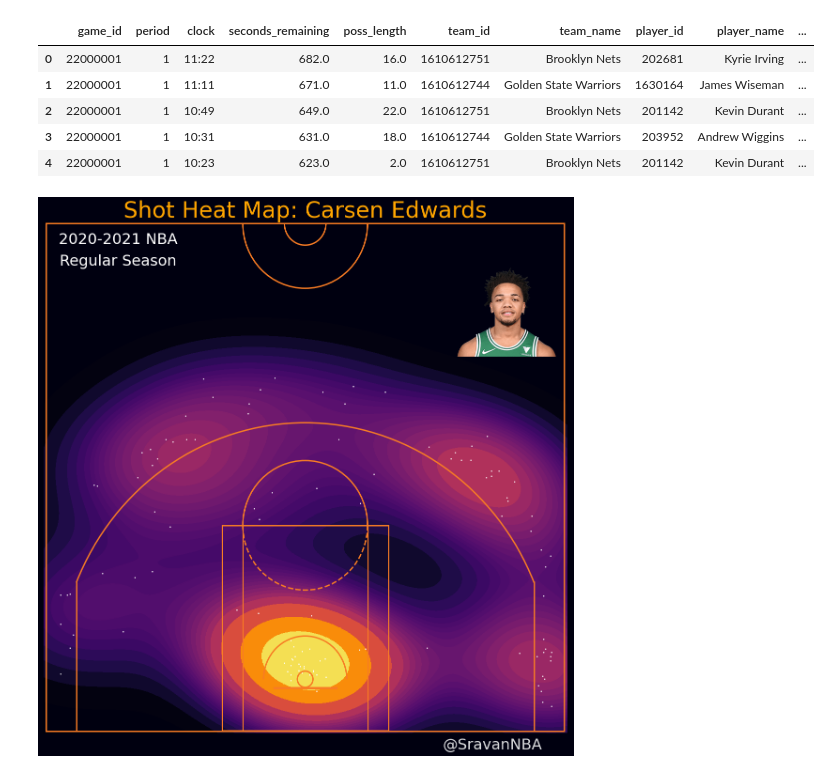
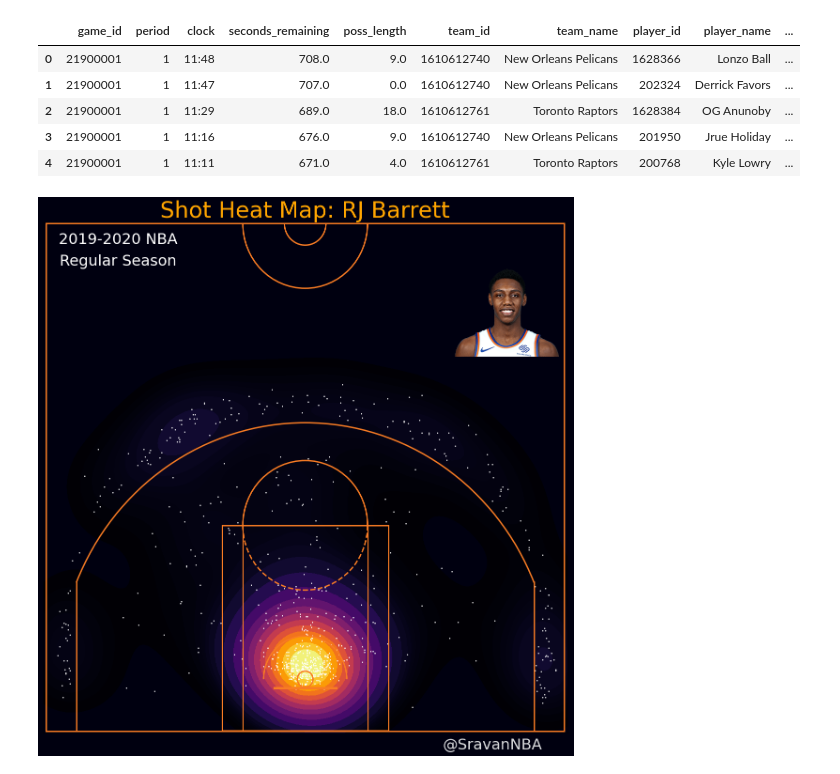
Before and after one commit to sravanpannala/NBA, a Jupyter notebook: Shot_Charts/plot_loc_data_PBP.ipynb, the cells around one changed output. Saved outputs shown, nothing was run; the diff lists cells and outputs as text; code cells hidden in the pictures.

```diff
--- a/Shot_Charts/plot_loc_data_PBP.ipynb
+++ b/Shot_Charts/plot_loc_data_PBP.ipynb
@@ -9,7 +9,7 @@ import os, sys
 sys.path.append(os.path.dirname(os.path.dirname(os.path.abspath("__file__"))))
 from nbafuns import *
 # %%
-from_year = 2020
+from_year = 2019
 player_dict = get_players(league='NBA',from_year=from_year, to_year=from_year)
 # player_dict
 # %%
@@ -18,11 +18,11 @@ data = pd.read_csv('ShotLocationData\Shot_Loc_{0}_{1}.csv'.format(from_year,from
 data.head()
 # %% [output]
 |  | game_id | period | clock | seconds_remaining | poss_length | team_id | team_name | player_id | player_name | ... |
-| 0 | 22000001 | 1 | 11:22 | 682.0 | 16.0 | 1610612751 | Brooklyn Nets | 202681 | Kyrie Irving | ... |
-| 1 | 22000001 | 1 | 11:11 | 671.0 | 11.0 | 1610612744 | Golden State Warriors | 1630164 | James Wiseman | ... |
-| 2 | 22000001 | 1 | 10:49 | 649.0 | 22.0 | 1610612751 | Brooklyn Nets | 201142 | Kevin Durant | ... |
-| 3 | 22000001 | 1 | 10:31 | 631.0 | 18.0 | 1610612744 | Golden State Warriors | 203952 | Andrew Wiggins | ... |
-| 4 | 22000001 | 1 | 10:23 | 623.0 | 2.0 | 1610612751 | Brooklyn Nets | 201142 | Kevin Durant | ... |
+| 0 | 21900001 | 1 | 11:48 | 708.0 | 9.0 | 1610612740 | New Orleans Pelicans | 1628366 | Lonzo Ball | ... |
+| 1 | 21900001 | 1 | 11:47 | 707.0 | 0.0 | 1610612740 | New Orleans Pelicans | 202324 | Derrick Favors | ... |
+| 2 | 21900001 | 1 | 11:29 | 689.0 | 18.0 | 1610612761 | Toronto Raptors | 1628384 | OG Anunoby | ... |
+| 3 | 21900001 | 1 | 11:16 | 676.0 | 9.0 | 1610612740 | New Orleans Pelicans | 201950 | Jrue Holiday | ... |
+| 4 | 21900001 | 1 | 11:11 | 671.0 | 4.0 | 1610612761 | Toronto Raptors | 200768 | Kyle Lowry | ... |
 # %%
 bball_gray = '#312f30'
 bball_white = '#dddee0'
@@ -36,7 +36,7 @@ title_size = 48
 fig= plt.figure(figsize=(20,20))
 ax = fig.add_subplot(111)
 
-player = 'Carsen Edwards'
+player = 'RJ Barrett'
 
 d1 = 15
 d2 = 22
@@ -66,31 +66,31 @@ ax.axes.get_xaxis().set_visible(False)
 ax.axes.get_yaxis().set_visible(False)
 draw_court(ax=ax,outer_lines=True, lw=3, color=bball_orange)
 sns.kdeplot( x = shots_df.locX, y = shots_df.locY, shade=True, cmap='inferno',levels=21,ax=ax)
 ax.scatter(x = shots_df.locX, y = shots_df.locY, facecolors='w', s=5, linewidths=0.5)
 
 ax.text(x=-180, y=-65, s="@SravanNBA", color=bball_white, fontsize=fontsize, ha='center')
 target_dir = 'player_imgs'
 if f"{player_id}.png" not in os.listdir(target_dir):
     url = f"https://cdn.nba.com/headshots/nba/latest/260x190/{player_id}.png"
     response = requests.get(url)
     with open(f'player_imgs/{player_id}.png', 'wb') as f:
         f.write(response.content)
 ab = AnnotationBbox(OffsetImage(plt.imread(f'player_imgs/{player_id}.png'), zoom=1.0), (-195, 340), frameon=False)
 ax.add_artist(ab)
 # ax.set_title('Shot Heat Map: Distance (ft) > {0} '.format(d1,d2), size=title_size, color='Orange')
 # ax.set_title('Shot Heat Map: {0} < Distance (ft) < {1}'.format(d1,d2), size=title_size, color='Orange')
 # plt.savefig('Shot_Heat_Map_dis_{0}_{1}.png'.format(d1,d2), bbox_inches='tight', facecolor=bball_black,dpi=300)
 ax.text(x=180, y=400, s="{0}-{1} NBA".format(from_year,from_year+1), color='White', fontsize=fontsize, ha='center',va='bottom')
 ax.text(x=180, y=380, s="Regular Season", color='White', fontsize=fontsize, ha='center',va='bottom')
 # ax.text(x=-180, y=400, s="Makes Only", color='White', fontsize=fontsize, ha='center',va='bottom')
 # ax.text(x=-180, y=380, s="Non-Rim Attempts", color='White', fontsize=fontsize, ha='center',va='bottom')
 ax.set_title('Shot Heat Map: {0}'.format(player), size=title_size, color='Orange')
 plt.savefig('Shot_Heat_Map_{0}.png'.format(player), bbox_inches='tight', facecolor=bball_black,dpi=300)
 # ax.set_title('Shots Assisted by: {0}'.format(player), size=title_size, color='Orange')
 # plt.savefig('Assist_Heat_Map_{0}.png'.format(player), bbox_inches='tight', facecolor=bball_black,dpi=300)
 
 # ax.set_title('NBA Shot Heat Map: {0}-{1}'.format(from_year,from_year+1), size=title_size, color='Orange')
 # plt.savefig('Shot_Heat_Map_{0}_{1}.png'.format(from_year,from_year+1), bbox_inches='tight', facecolor=bball_black,dpi=300)
 plt.show()
 # %% [output]
-[figure, old version]
+[figure, new version]
```
Also changed, not shown: 6 other files.
